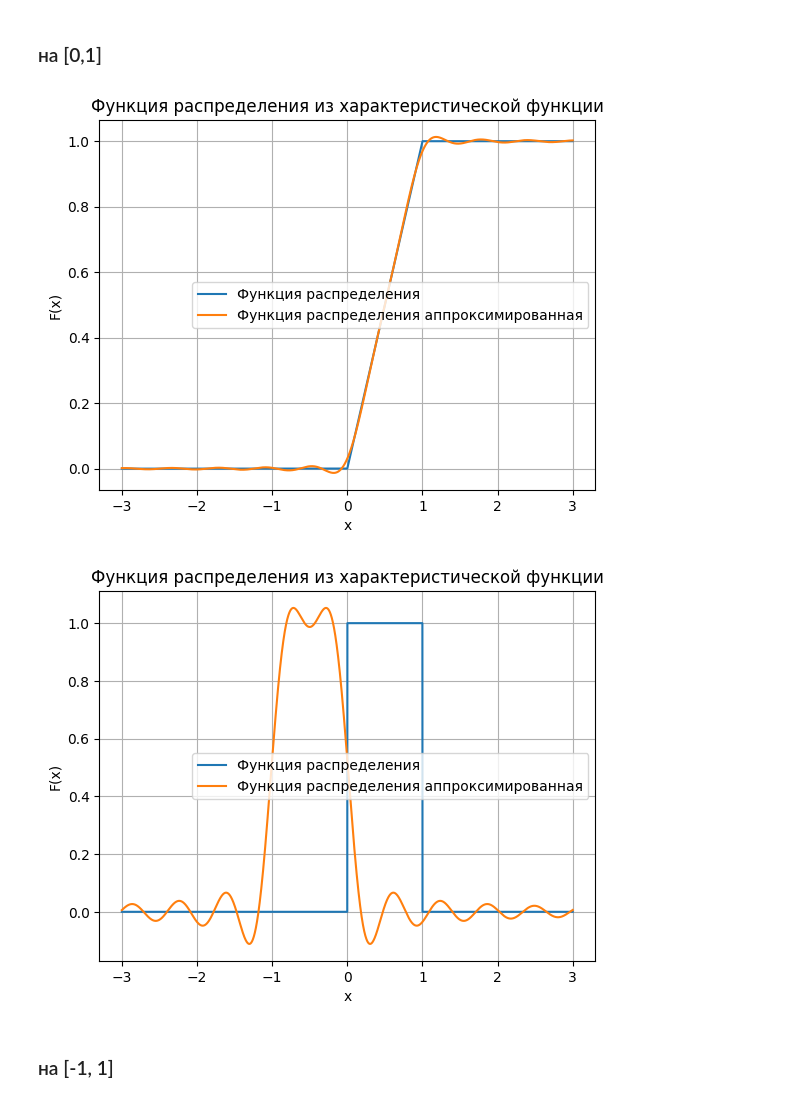
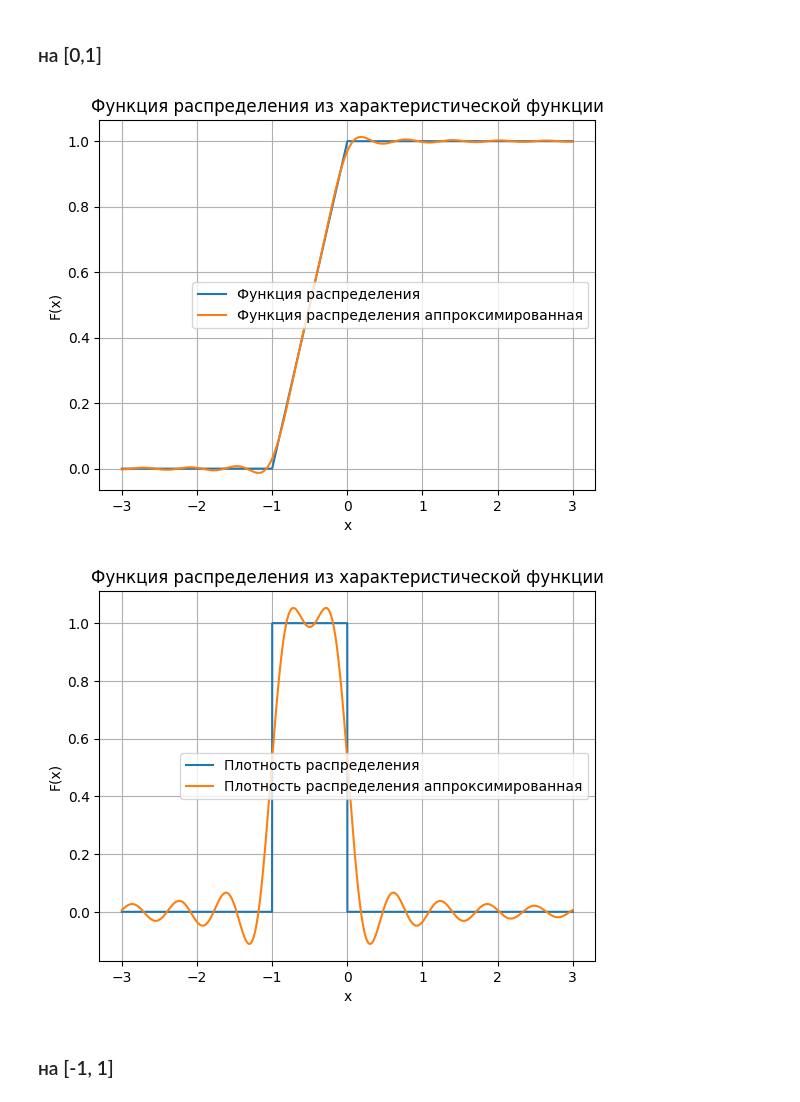
Before and after one commit to PySATL/pysatl-cfinversion, a Jupyter notebook: Fourier_inversion.ipynb, the cells around one changed output. Drawn from its saved outputs; the diff is of its cells as text; code cells hidden in the pictures.

```diff
--- a/Fourier_inversion.ipynb
+++ b/Fourier_inversion.ipynb
@@ -59,7 +59,7 @@ class FTInverterNaive(CharFuncInverter):
 
         phi_t = self.phi(t)
 
-        integral = np.trapezoid(phi_t * np.exp(1j * t * x[:, np.newaxis]), t, axis=1)
+        integral = np.trapezoid(phi_t * np.exp(-1j * t * x[:, np.newaxis]), t, axis=1)
 
         return (1 / (2 * np.pi)) * integral
 # %%
@@ -103,7 +103,7 @@ plt.show()
 # Равномерное распределение
 # %%
 inv = FTInverterNaive(N=10, num_points=10000)
-uniform = Unif(0, 1)
+uniform = Unif(-1, 0)
 inv.fit(uniform.chr)
 # %% [markdown]
 ### на [0,1]
@@ -120,21 +120,21 @@ plt.legend()
 plt.grid()
 plt.show()
 # %% [output]
-[figure, old version]
+[figure, new version]
 # %%
 x = np.linspace(-3, 3, 10000)
 distribution_values = inv.pdf(x)
 df_true = uniform.pdf(x)
-plt.plot(x, df_true, label='Функция распределения')
-plt.plot(x, distribution_values, label='Функция распределения аппроксимированная')
+plt.plot(x, df_true, label='Плотность распределения')
+plt.plot(x, distribution_values, label='Плотность распределения аппроксимированная')
 plt.title('Функция распределения из характеристической функции')
 plt.xlabel('x')
 plt.ylabel('F(x)')
 plt.legend()
 plt.grid()
 plt.show()
 # %% [output]
-[figure, old version]
+[figure, new version]
 # %% [markdown]
 ### на [-1, 1]
 # %%
```
Also changed, not shown: parts of 6 cells of this notebook, 28 other files.
